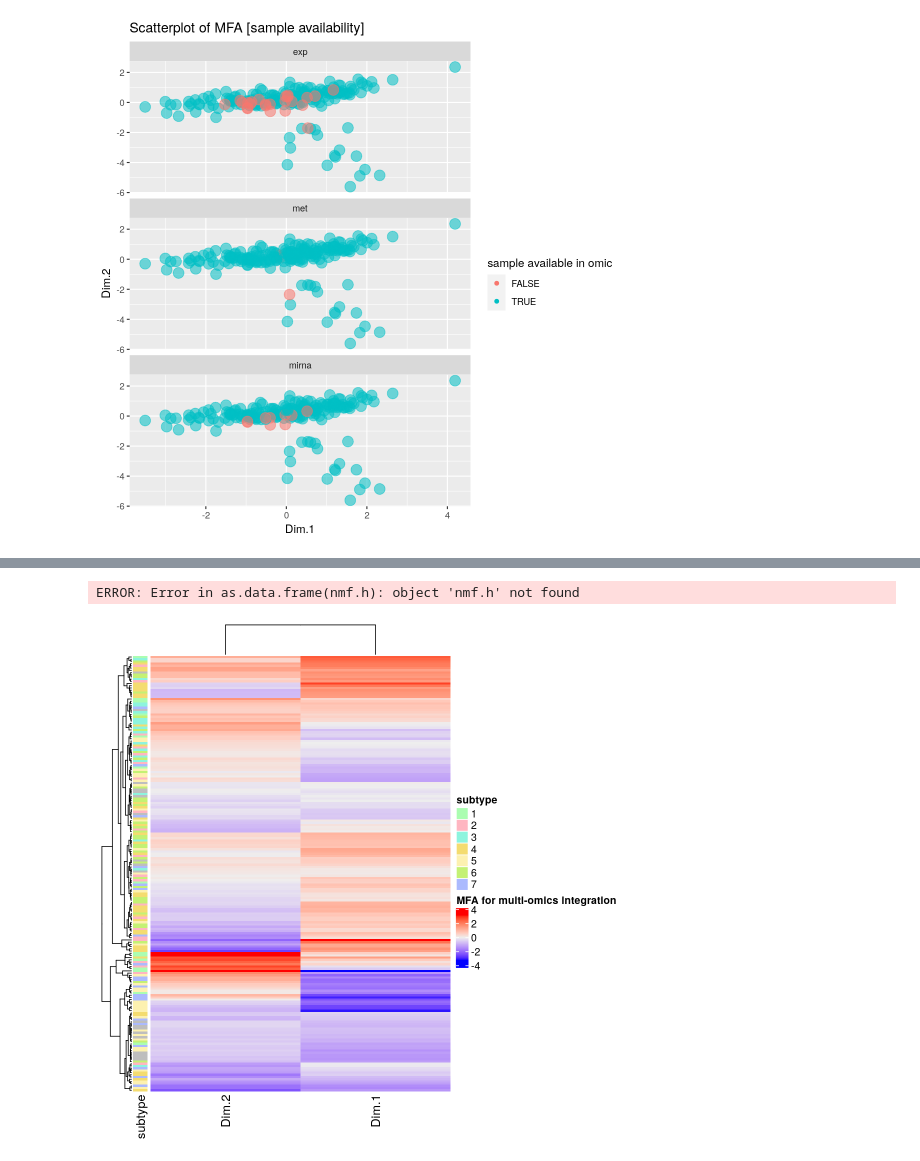
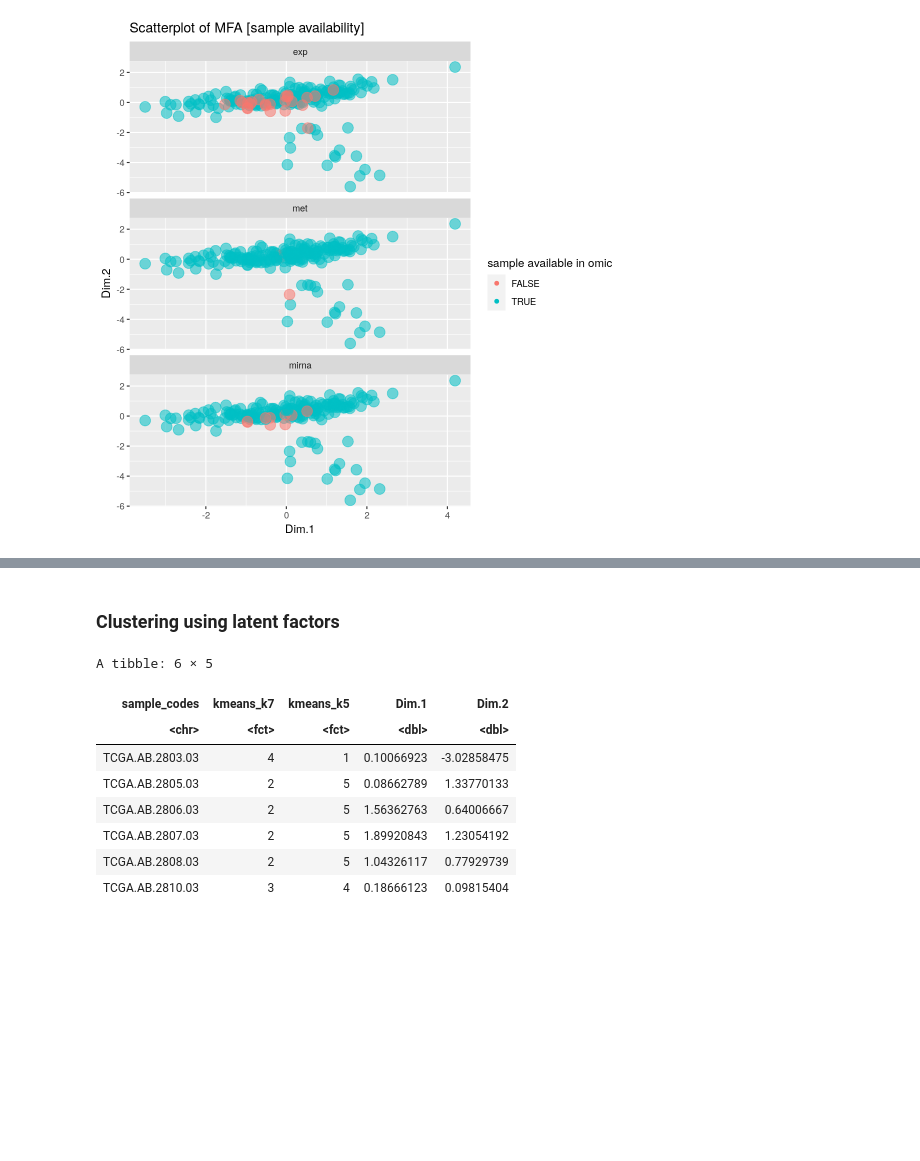
Before and after one commit to sienkie/multi-omics-hackathon, a Jupyter notebook: 2_Data_integration.ipynb, the cells around one changed output, grey strips where cells are left out. Saved outputs shown, nothing was run; the diff lists cells and outputs as text; code cells hidden in the pictures; blank space fills up the shorter version.

```diff
--- a/2_Data_integration.ipynb
+++ b/2_Data_integration.ipynb
@@ -181,7 +129,0 @@ nmf_df
-# %%
-nmf_df$subtype <- factor(covariates[rownames(nmf_df),]$cms_label)
-
-nmf_df %>%
-    as_tibble() %>% head()
-# %% [output]
-ERROR: Error in as.data.frame(nmf.h): object 'nmf.h' not found
@@ -201,5 +130,2 @@ ggarrange(p1, p2,ncol = 1)
-# %%
-Heatmap(nmf_df[,1:2], left_annotation=rowAnnotation(subtype=mfa_df$subtype),
-        show_row_names=FALSE, name="Heatmap of 2-component NMF")
-# %% [output]
-[figure, removed]
+# %% [markdown]
+### Clustering using latent factors
@@ -205,0 +137,16 @@ Heatmap(nmf_df[,1:2], left_annotation=rowAnnotation(subtype=mfa_df$subtype),
+# %%
+mfa.clusters <- tibble(sample_codes=rownames(mfa.h),
+       kmeans_k7=factor(mfa.clusters.7),
+       kmeans_k5=factor(mfa.clusters.5)) %>%
+    mutate(Dim.1=mfa_df[,1], Dim.2=mfa_df[,2])
+head(mfa.clusters)
+# %% [output]
+A tibble: 6 × 5
+| sample_codes | kmeans_k7 | kmeans_k5 | Dim.1 | Dim.2 |
+| <chr> | <fct> | <fct> | <dbl> | <dbl> |
+| TCGA.AB.2803.03 | 4 | 1 | 0.10066923 | -3.02858475 |
+| TCGA.AB.2805.03 | 2 | 5 | 0.08662789 | 1.33770133 |
+| TCGA.AB.2806.03 | 2 | 5 | 1.56362763 | 0.64006667 |
+| TCGA.AB.2807.03 | 2 | 5 | 1.89920843 | 1.23054192 |
+| TCGA.AB.2808.03 | 2 | 5 | 1.04326117 | 0.77929739 |
+| TCGA.AB.2810.03 | 3 | 4 | 0.18666123 | 0.09815404 |
```
Also changed, not shown: parts of 30 cells of this notebook, 1 other file.
